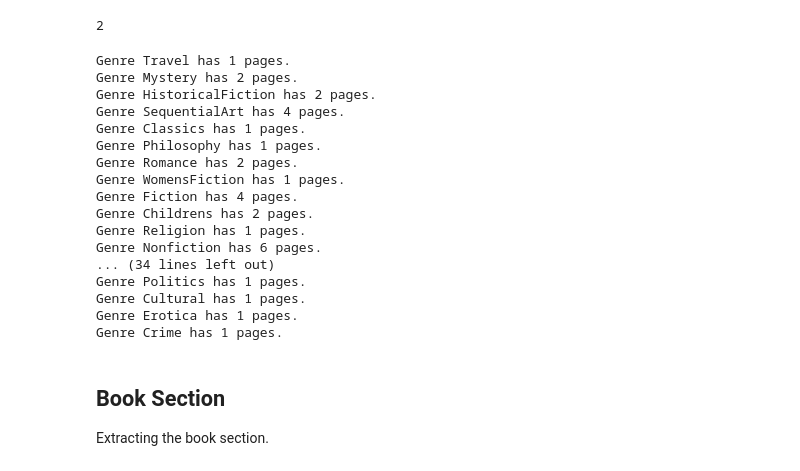
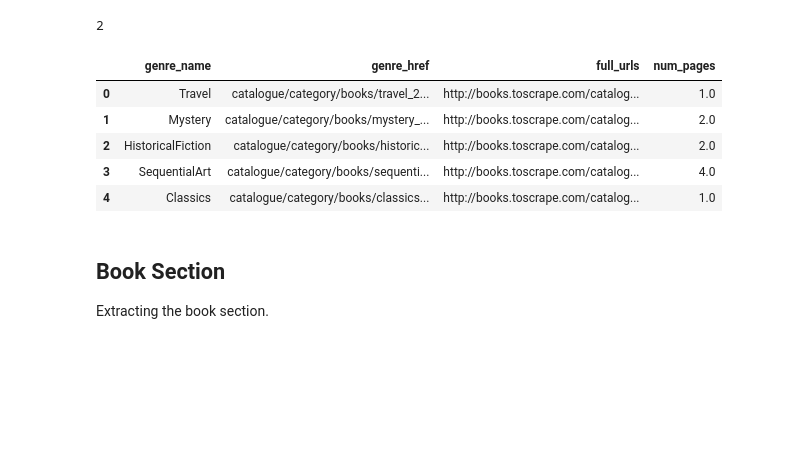
Before and after one commit to baldpanda/beginner_scraper, a Jupyter notebook: beginner_scraper.ipynb, the cells around one changed output. Saved outputs shown, nothing was run; the diff lists cells and outputs as text; code cells hidden in the pictures; blank space fills up the shorter version.

Commit message:
Adding page numbers to pandas df

```diff
--- a/beginner_scraper.ipynb
+++ b/beginner_scraper.ipynb
@@ -81,28 +79,22 @@ get_number_of_pages(BeautifulSoup(historical_fiction_url, "html.parser"))
 # %% [output]
 2
 # %%
+pages_vec = np.zeros(number_of_genres)
 for index, row in genre_df.iterrows():
   request = requests.get(row["full_urls"]).text
   beut_request = BeautifulSoup(requests.get(row["full_urls"]).text, "html.parser")
-  print(f"Genre {row['genre_name']} has {str(get_number_of_pages(beut_request))} page/pages.")
+  num_pages = get_number_of_pages(beut_request)
+  pages_vec[index] = int(num_pages)
-# %% [output]
-Genre Travel has 1 pages.
-Genre Mystery has 2 pages.
-Genre HistoricalFiction has 2 pages.
-Genre SequentialArt has 4 pages.
-Genre Classics has 1 pages.
-Genre Philosophy has 1 pages.
-Genre Romance has 2 pages.
-Genre WomensFiction has 1 pages.
-Genre Fiction has 4 pages.
-Genre Childrens has 2 pages.
-Genre Religion has 1 pages.
-Genre Nonfiction has 6 pages.
-... (34 lines left out)
-Genre Politics has 1 pages.
-Genre Cultural has 1 pages.
-Genre Erotica has 1 pages.
-Genre Crime has 1 pages.
+# %%
+genre_df["num_pages"] = pages_vec
+genre_df.head()
+# %% [output]
+|  | genre_name | genre_href | full_urls | num_pages |
+| 0 | Travel | catalogue/category/books/travel_2... | http://books.toscrape.com/catalog... | 1.0 |
+| 1 | Mystery | catalogue/category/books/mystery_... | http://books.toscrape.com/catalog... | 2.0 |
+| 2 | HistoricalFiction | catalogue/category/books/historic... | http://books.toscrape.com/catalog... | 2.0 |
+| 3 | SequentialArt | catalogue/category/books/sequenti... | http://books.toscrape.com/catalog... | 4.0 |
+| 4 | Classics | catalogue/category/books/classics... | http://books.toscrape.com/catalog... | 1.0 |
 # %% [markdown]
 ## Book Section
 Extracting the book section.
```
Also changed, not shown: parts of 3 cells of this notebook.
